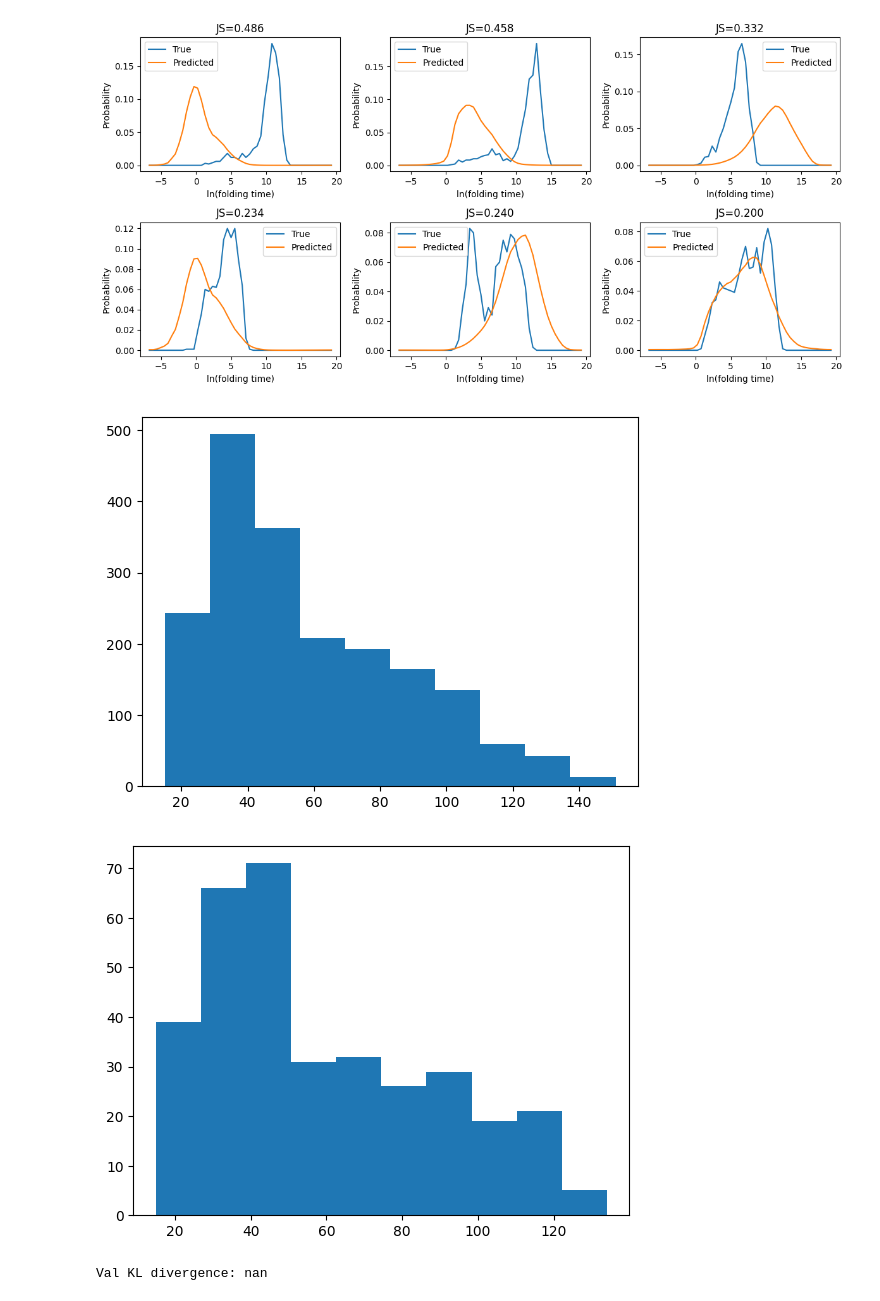
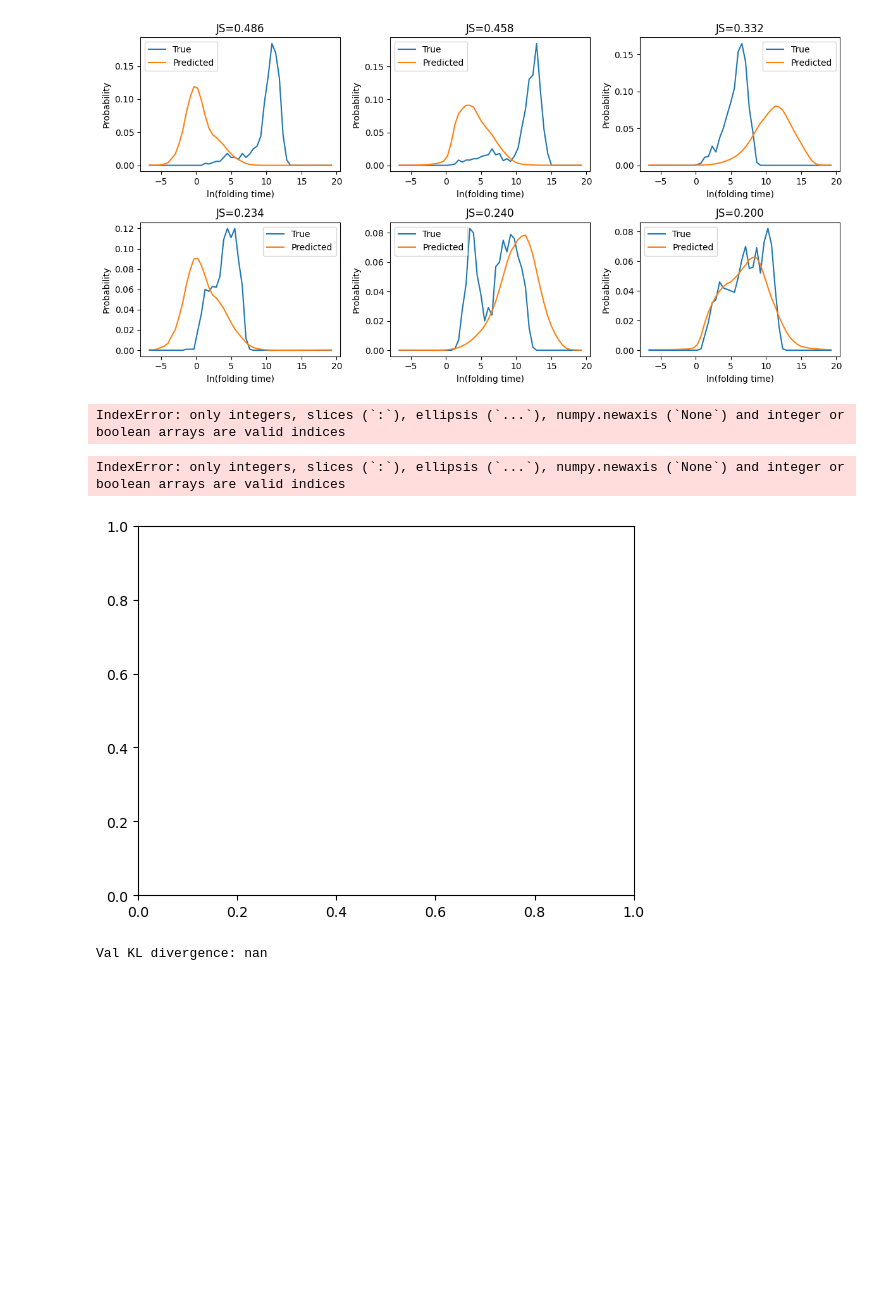
Before and after one commit to julius-2027/cs229_rna_folding, a Jupyter notebook: models/RNA-fm/fm_MLP.ipynb, the cells around one changed output. Saved outputs shown, nothing was run; the diff lists cells and outputs as text; code cells hidden in the pictures; blank space fills up the shorter version.

```diff
--- a/models/RNA-fm/fm_MLP.ipynb
+++ b/models/RNA-fm/fm_MLP.ipynb
@@ -12,7 +12,7 @@ import random
 # %% [markdown]
 # prepare the labels y
 # %%
-data = torch.load('fm-rna_embeddings.pt')
+data = torch.load('fm-rna_embeddings.pt', weights_only=False)
 embeddings = data['embeddings']
 fpts = data['labels']
 ids = data['ids']
@@ -320,8 +320,21 @@ plt.figure()
 plt.hist(X_val['length'])
 plt.show()
 # %% [output]
-[figure, removed]
-[figure, removed]
+IndexError: only integers, slices (`:`), ellipsis (`...`), numpy.newaxis (`None`) and integer or boolean arrays are valid indices
+# %%
+fig, ax = plt.subplots()
+
+hist, bin_edges = np.histogram(X_train['length'])
+ax.stairs(hist, bin_edges, label='train')
+
+hist, bin_edges = np.histogram(X_val['length'])
+ax.stairs(hist, bin_edges, label='val')
+
+plt.legend()
+plt.show()
+# %% [output]
+IndexError: only integers, slices (`:`), ellipsis (`...`), numpy.newaxis (`None`) and integer or boolean arrays are valid indices
+[figure, added]
 # %%
 from sklearn.linear_model import Ridge
 from sklearn.multioutput import MultiOutputRegressor
```
Also changed, not shown: parts of 5 cells of this notebook, 27 other files.
